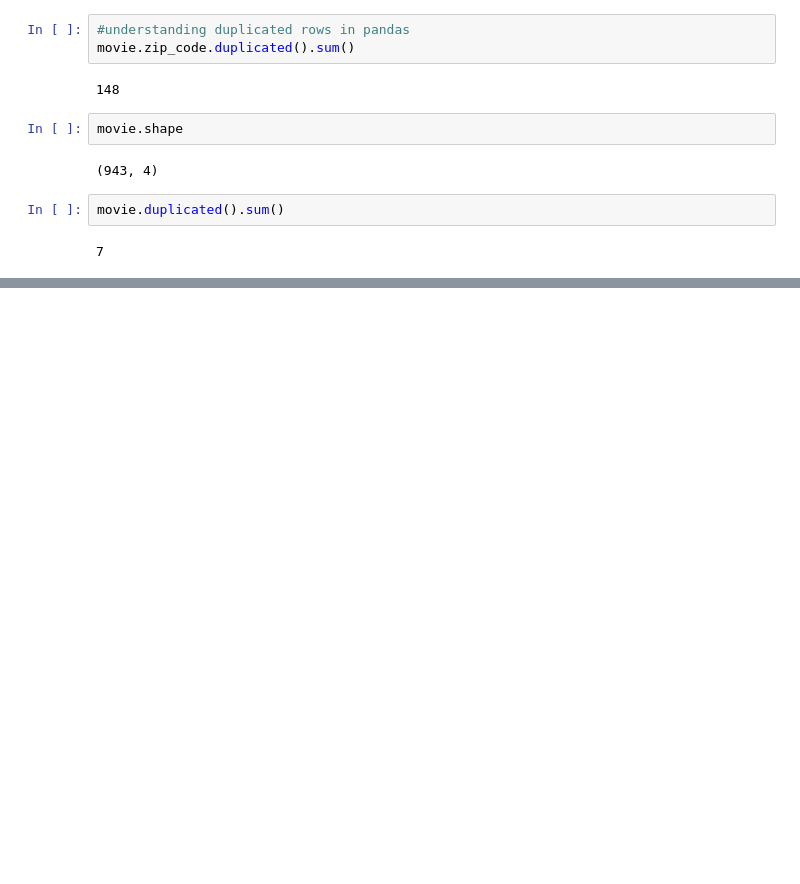
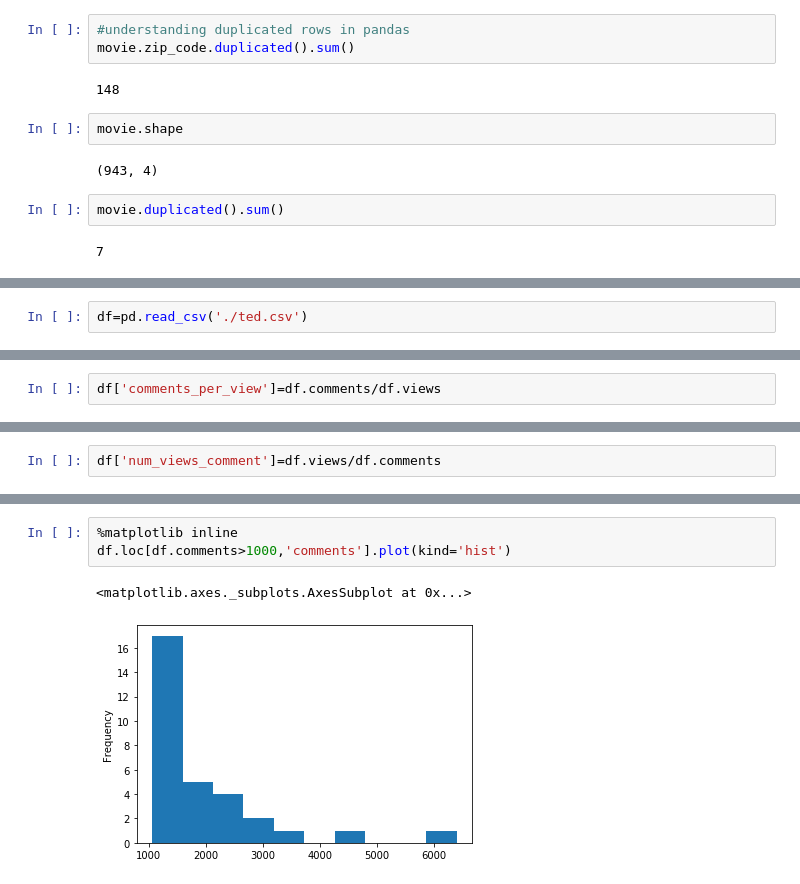
Before and after one commit to snakeyes95/Python-Notebooks, a Jupyter notebook: Pandas_Fundamentals.ipynb, the cells around one changed output, grey strips where cells are left out. Drawn from its saved outputs; the diff is of its cells as text; blank space fills up the shorter version.

```diff
--- a/Pandas_Fundamentals.ipynb
+++ b/Pandas_Fundamentals.ipynb
@@ -2166,0 +2386,2 @@ movie.duplicated().sum()
+# %%
+df=pd.read_csv('./ted.csv')
@@ -2166,0 +2464,2 @@ movie.duplicated().sum()
+# %%
+df['comments_per_view']=df.comments/df.views
@@ -2166,0 +2484,2 @@ movie.duplicated().sum()
+# %%
+df['num_views_comment']=df.views/df.comments
@@ -2166,0 +2495,6 @@ movie.duplicated().sum()
+# %%
+%matplotlib inline
+df.loc[df.comments>1000,'comments'].plot(kind='hist')
+# %% [output]
+<matplotlib.axes._subplots.AxesSubplot at 0x...>
+[figure, added]
```
Also changed, not shown: parts of 48 cells of this notebook.
